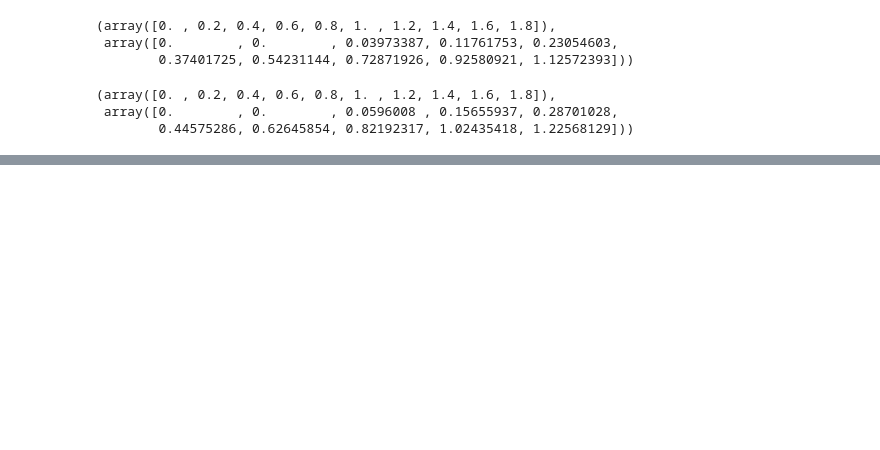
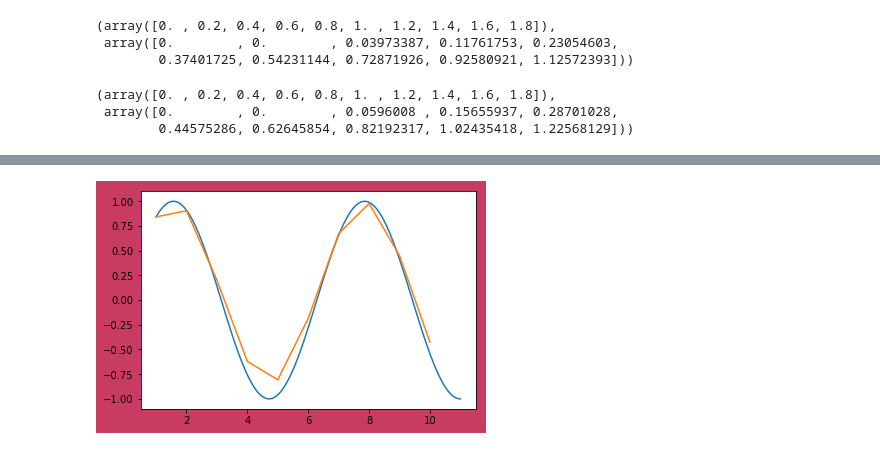
Before and after one commit to MEGIKS/DE_euler_method, a Jupyter notebook: visual.ipynb, the cells around one changed output, grey strips where cells are left out. Saved outputs shown, nothing was run; the diff lists cells and outputs as text; code cells hidden in the pictures; blank space fills up the shorter version.

```diff
--- a/visual.ipynb
+++ b/visual.ipynb
@@ -75,0 +113,4 @@ y = x + y       0.9379717293812379      0.37162338533781203     0.00498620177247
+# %%
+show(1, lib.modificate_euler, call_big_func)
+# %% [output]
+[figure, added]
```
Also changed, not shown: parts of 14 cells of this notebook, 7 other files.
